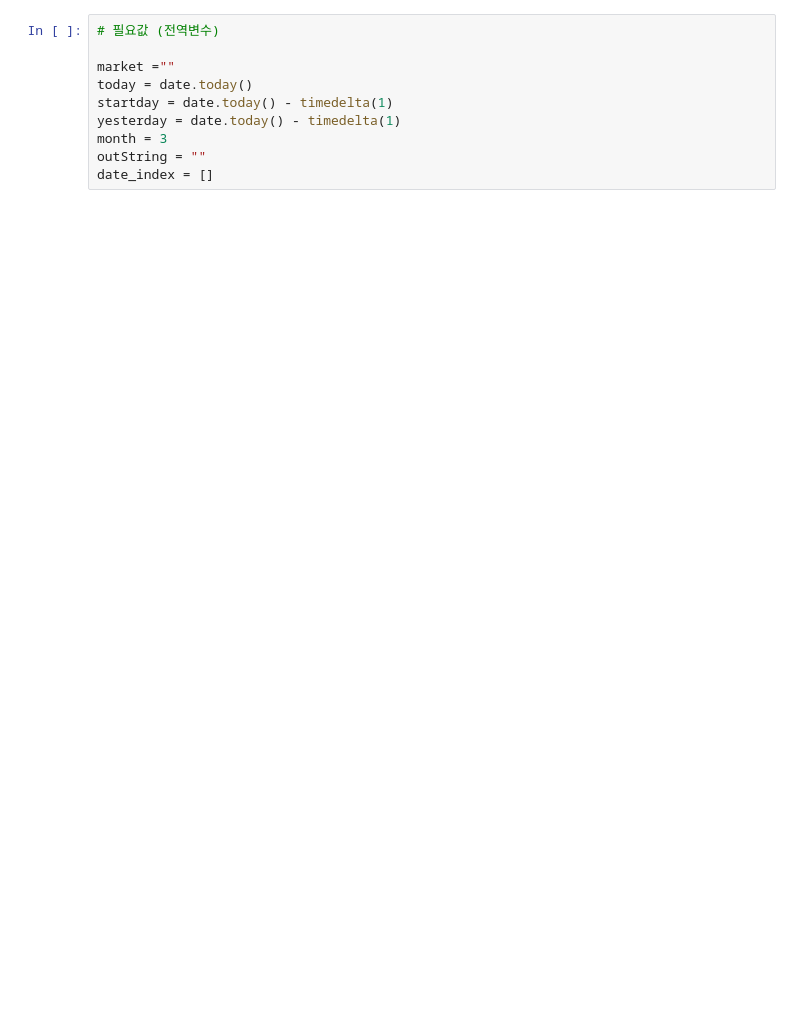
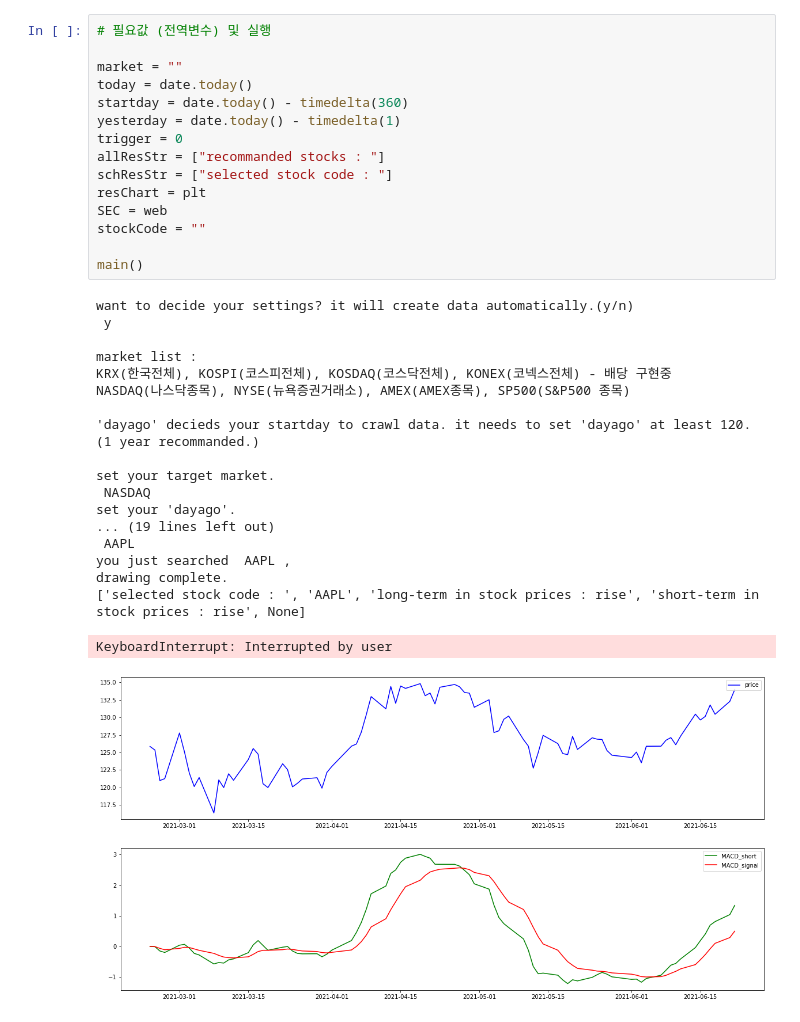
Before and after one commit to EST-94/python, a Jupyter notebook: financePrj/finance_배당주.ipynb, the cells around one changed output. Saved outputs shown, nothing was run; the diff lists cells and outputs as text; blank space fills up the shorter version.

```diff
--- a/financePrj/finance_배당주.ipynb
+++ b/financePrj/finance_배당주.ipynb
@@ -30,14 +32,39 @@ from bs4 import BeautifulSoup as bs
 %matplotlib inline
 # %%
-# 필요값 (전역변수)
+# 필요값 (전역변수) 및 실행
 
-market =""
+market = ""
 today = date.today()
-startday = date.today() - timedelta(1)
+startday = date.today() - timedelta(360)
 yesterday = date.today() - timedelta(1)
-month = 3
-outString = ""
-date_index = []
+trigger = 0
+allResStr = ["recommanded stocks : "]
+schResStr = ["selected stock code : "]
+resChart = plt
+SEC = web
+stockCode = ""
+
+main()
+# %% [output]
+want to decide your settings? it will create data automatically.(y/n)
+ y
+
+market list :
+KRX(한국전체), KOSPI(코스피전체), KOSDAQ(코스닥전체), KONEX(코넥스전체) - 배당 구현중
+NASDAQ(나스닥종목), NYSE(뉴욕증권거래소), AMEX(AMEX종목), SP500(S&P500 종목)
+
+'dayago' decieds your startday to crawl data. it needs to set 'dayago' at least 120. (1 year recommanded.)
+
+set your target market.
+ NASDAQ
+set your 'dayago'.
+... (19 lines left out)
+ AAPL
+you just searched  AAPL ,
+drawing complete.
+['selected stock code : ', 'AAPL', 'long-term in stock prices : rise', 'short-term in stock prices : rise', None]
+KeyboardInterrupt: Interrupted by user
+[figure, added]
 # %%
 # 전체 가동 코드
 
```
Also changed, not shown: parts of 15 cells of this notebook, 5 other files.
